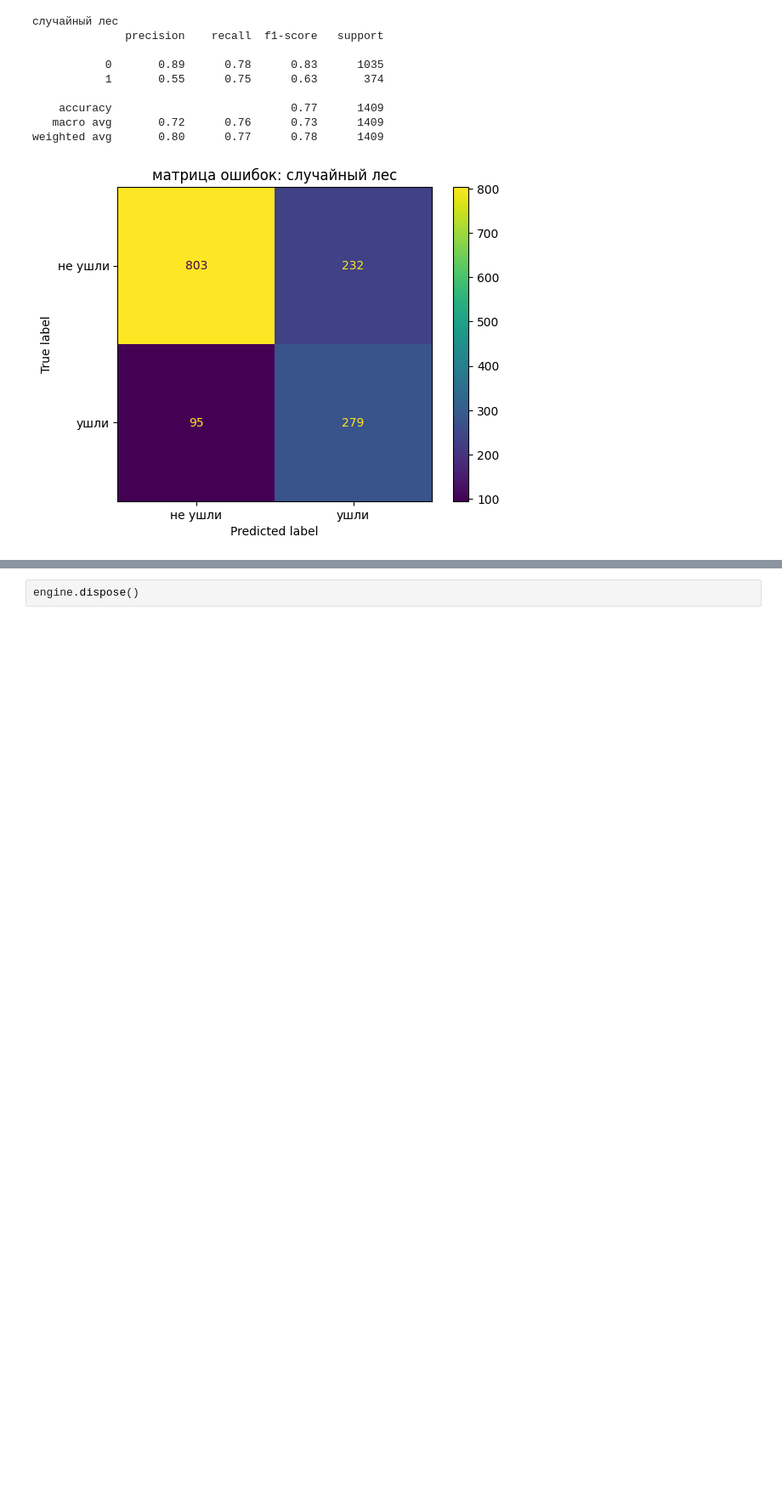
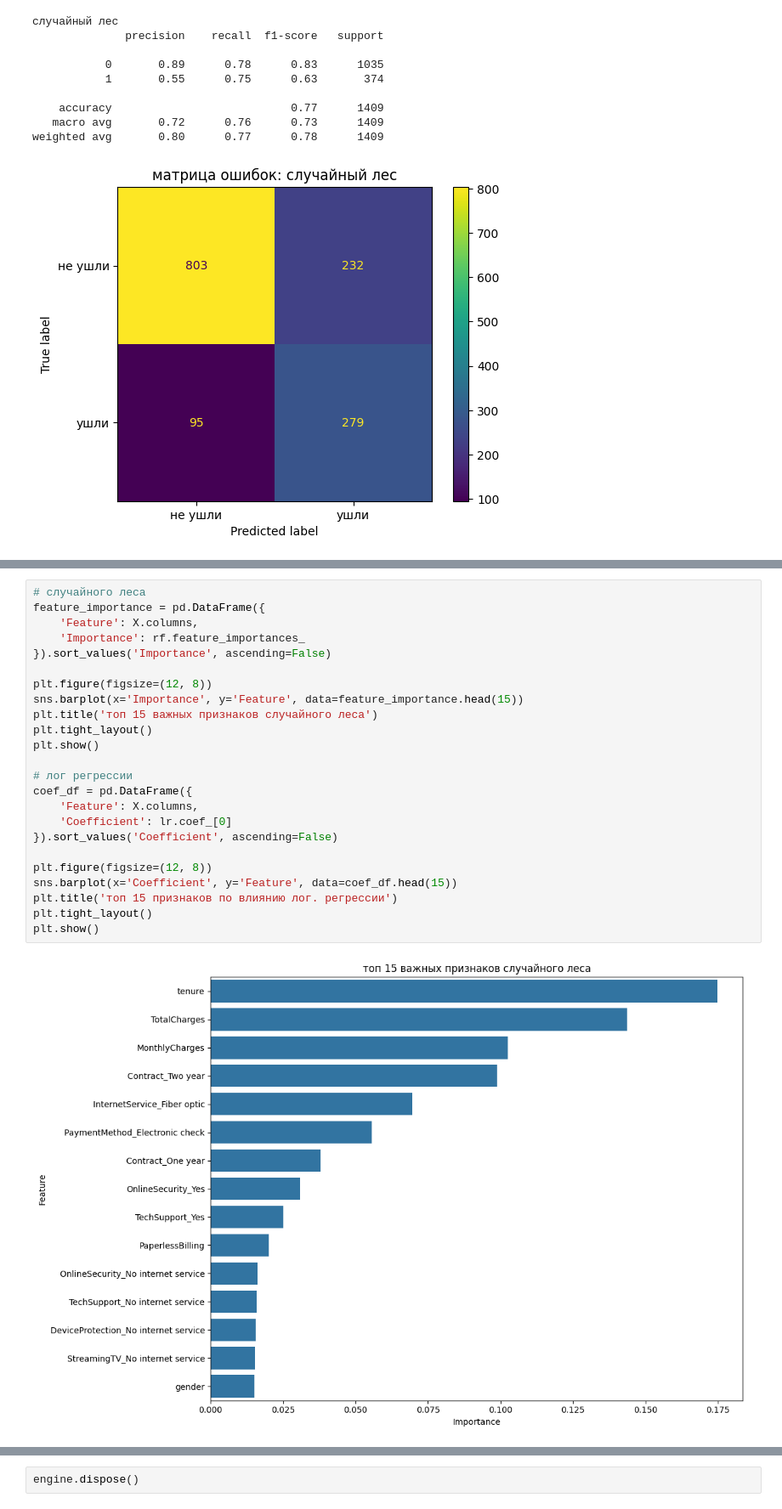
Before and after one commit to 1vrk/Telco_ML, a Jupyter notebook: telco_churn_ml/notebooks/telco_churn_analysis.ipynb, the cells around one changed output, grey strips where cells are left out. Shown: that part at 85% size. Drawn from its saved outputs; the diff is of its cells as text; blank space fills up the shorter version.

```diff
--- a/telco_churn_ml/notebooks/telco_churn_analysis.ipynb
+++ b/telco_churn_ml/notebooks/telco_churn_analysis.ipynb
@@ -500,0 +543,26 @@ weighted avg       0.80      0.77      0.78      1409
+# %%
+# случайного леса
+feature_importance = pd.DataFrame({
+    'Feature': X.columns,
+    'Importance': rf.feature_importances_
+}).sort_values('Importance', ascending=False)
+
+plt.figure(figsize=(12, 8))
+sns.barplot(x='Importance', y='Feature', data=feature_importance.head(15))
+plt.title('топ 15 важных признаков случайного леса')
+plt.tight_layout()
+plt.show()
+
+# лог регрессии
+coef_df = pd.DataFrame({
+    'Feature': X.columns,
+    'Coefficient': lr.coef_[0]
+}).sort_values('Coefficient', ascending=False)
+
+plt.figure(figsize=(12, 8))
+sns.barplot(x='Coefficient', y='Feature', data=coef_df.head(15))
+plt.title('топ 15 признаков по влиянию лог. регрессии')
+plt.tight_layout()
+plt.show()
+# %% [output]
+[figure, added]
```
Also changed, not shown: parts of 3 cells of this notebook, 3 other files.
